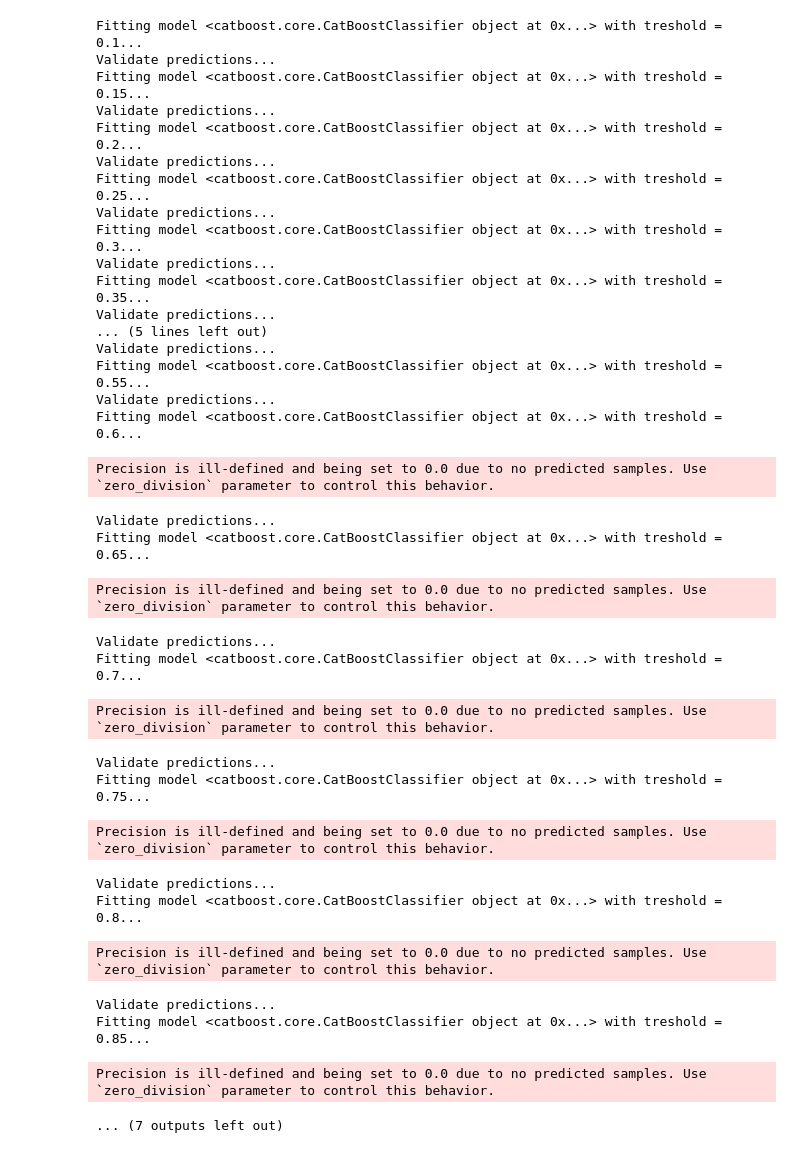
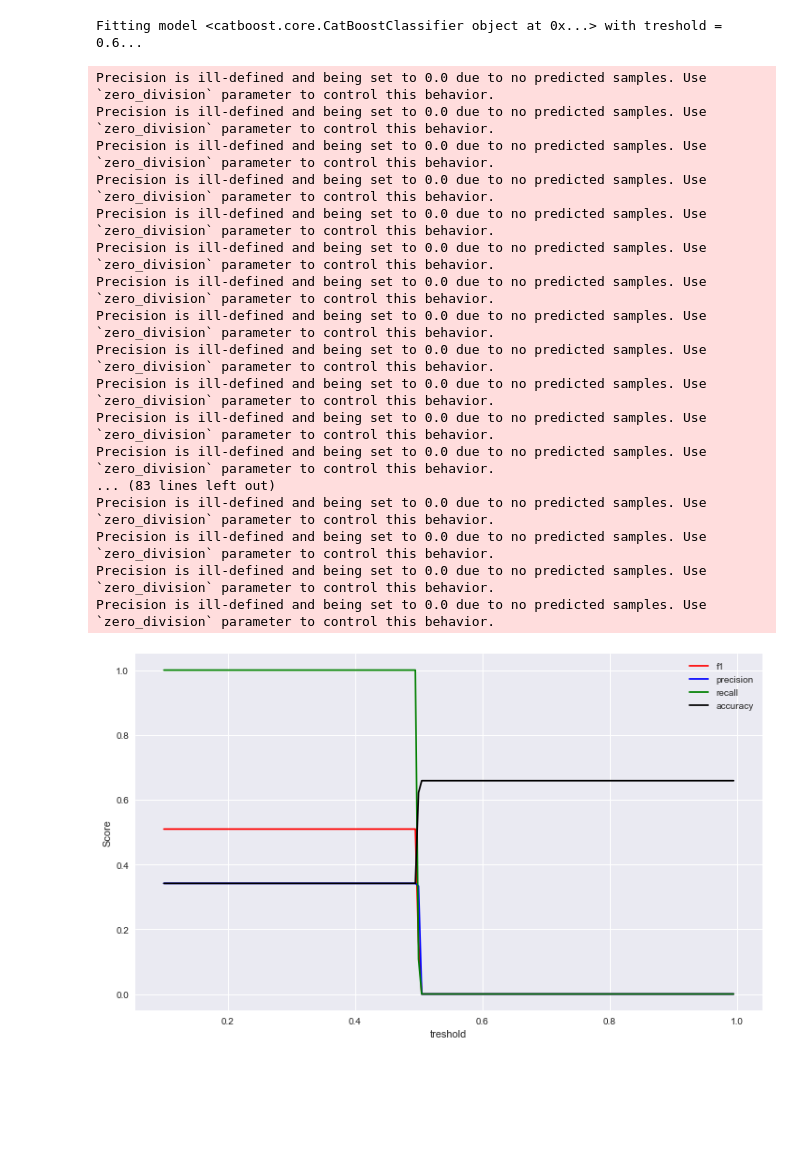
Before and after one commit to YurchenkoPO/McKinsey_Severstal_Hack_2022, a Jupyter notebook: notebooks/yurchenko.ipynb, the cells around one changed output. Drawn from its saved outputs; the diff is of its cells as text; code cells hidden in the pictures; blank space fills up the shorter version.

Commit message:
change train_val

```diff
--- a/notebooks/yurchenko.ipynb
+++ b/notebooks/yurchenko.ipynb
@@ -65,49 +97,34 @@ F1 = 0.4988, Precision = 0.3365, Recall = 0.964, Accuracy = 0.3385, ROC_AUC = 0.
 # %%
-model = CatBoostClassifier(iterations=100,
+model = CatBoostClassifier(iterations=1000,
                            # depth=6.0,
                            # l2_leaf_reg=4.17,
-                           learning_rate=1e-5,
+                           learning_rate=1e-6,
                            loss_function='Logloss',
                            use_best_model=True,
-                           eval_metric='AUC',
+                           eval_metric='F1',
                            verbose=False,
-                           # class_weights=[len(np.where(y_train == 1)[0]) / len(np.where(y_train == 0)[0]), 1],
-                           # cat_features=cat_features
+                           class_weights=[1, 1e-3],
                           )
 
+#model = RandomForestClassifier(n_estimators=30)
 validate_treshold(model, df)
 # %% [output]
-Fitting model <catboost.core.CatBoostClassifier object at 0x...> with treshold = 0.1...
-Validate predictions...
-Fitting model <catboost.core.CatBoostClassifier object at 0x...> with treshold = 0.15...
-Validate predictions...
-Fitting model <catboost.core.CatBoostClassifier object at 0x...> with treshold = 0.2...
-Validate predictions...
-Fitting model <catboost.core.CatBoostClassifier object at 0x...> with treshold = 0.25...
-Validate predictions...
-Fitting model <catboost.core.CatBoostClassifier object at 0x...> with treshold = 0.3...
-Validate predictions...
-Fitting model <catboost.core.CatBoostClassifier object at 0x...> with treshold = 0.35...
-Validate predictions...
-... (5 lines left out)
-Validate predictions...
-Fitting model <catboost.core.CatBoostClassifier object at 0x...> with treshold = 0.55...
-Validate predictions...
 Fitting model <catboost.core.CatBoostClassifier object at 0x...> with treshold = 0.6...
 Precision is ill-defined and being set to 0.0 due to no predicted samples. Use `zero_division` parameter to control this behavior.
+Precision is ill-defined and being set to 0.0 due to no predicted samples. Use `zero_division` parameter to control this behavior.
+Precision is ill-defined and being set to 0.0 due to no predicted samples. Use `zero_division` parameter to control this behavior.
+Precision is ill-defined and being set to 0.0 due to no predicted samples. Use `zero_division` parameter to control this behavior.
+Precision is ill-defined and being set to 0.0 due to no predicted samples. Use `zero_division` parameter to control this behavior.
+Precision is ill-defined and being set to 0.0 due to no predicted samples. Use `zero_division` parameter to control this behavior.
+Precision is ill-defined and being set to 0.0 due to no predicted samples. Use `zero_division` parameter to control this behavior.
+Precision is ill-defined and being set to 0.0 due to no predicted samples. Use `zero_division` parameter to control this behavior.
+Precision is ill-defined and being set to 0.0 due to no predicted samples. Use `zero_division` parameter to control this behavior.
+Precision is ill-defined and being set to 0.0 due to no predicted samples. Use `zero_division` parameter to control this behavior.
+Precision is ill-defined and being set to 0.0 due to no predicted samples. Use `zero_division` parameter to control this behavior.
+Precision is ill-defined and being set to 0.0 due to no predicted samples. Use `zero_division` parameter to control this behavior.
+... (83 lines left out)
+Precision is ill-defined and being set to 0.0 due to no predicted samples. Use `zero_division` parameter to control this behavior.
+Precision is ill-defined and being set to 0.0 due to no predicted samples. Use `zero_division` parameter to control this behavior.
+Precision is ill-defined and being set to 0.0 due to no predicted samples. Use `zero_division` parameter to control this behavior.
+Precision is ill-defined and being set to 0.0 due to no predicted samples. Use `zero_division` parameter to control this behavior.
-Validate predictions...
-Fitting model <catboost.core.CatBoostClassifier object at 0x...> with treshold = 0.65...
-Precision is ill-defined and being set to 0.0 due to no predicted samples. Use `zero_division` parameter to control this behavior.
-Validate predictions...
-Fitting model <catboost.core.CatBoostClassifier object at 0x...> with treshold = 0.7...
-Precision is ill-defined and being set to 0.0 due to no predicted samples. Use `zero_division` parameter to control this behavior.
-Validate predictions...
-Fitting model <catboost.core.CatBoostClassifier object at 0x...> with treshold = 0.75...
-Precision is ill-defined and being set to 0.0 due to no predicted samples. Use `zero_division` parameter to control this behavior.
-Validate predictions...
-Fitting model <catboost.core.CatBoostClassifier object at 0x...> with treshold = 0.8...
-Precision is ill-defined and being set to 0.0 due to no predicted samples. Use `zero_division` parameter to control this behavior.
-Validate predictions...
-Fitting model <catboost.core.CatBoostClassifier object at 0x...> with treshold = 0.85...
-Precision is ill-defined and being set to 0.0 due to no predicted samples. Use `zero_division` parameter to control this behavior.
-... (7 outputs left out)
+[figure, added]
```
Also changed, not shown: parts of 12 cells of this notebook, 2 other files.
